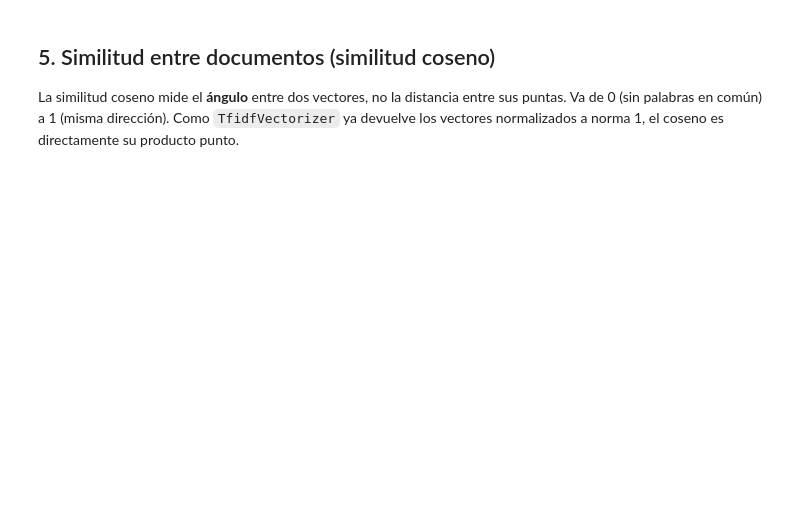
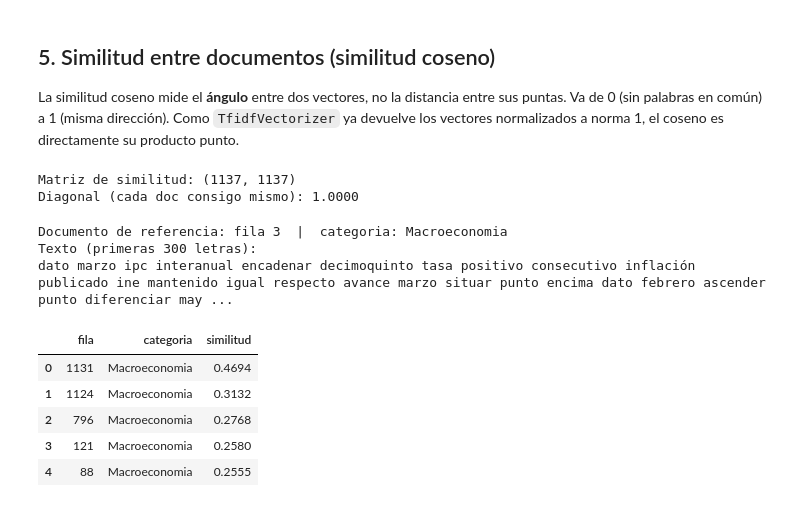
Before and after one commit to George11Albadr/Natural_Language_Processing, a Jupyter notebook: Lab#1/Laboratorio1_Preparacion_Corpus_EDA.ipynb, the cells around one changed output. Saved outputs shown, nothing was run; the diff lists cells and outputs as text; code cells hidden in the pictures; blank space fills up the shorter version.

```diff
--- a/Lab#1/Laboratorio1_Preparacion_Corpus_EDA.ipynb
+++ b/Lab#1/Laboratorio1_Preparacion_Corpus_EDA.ipynb
@@ -1002,27 +1106,41 @@ vectores normalizados a norma 1, el coseno es directamente su producto punto.
 # %%
 from sklearn.metrics.pairwise import cosine_similarity
 
-# TODO 3: matriz de similitud coseno entre TODOS los pares de documentos TF-IDF
-S = ...
+# TO-DO 3: matriz de similitud coseno entre TODOS los pares de documentos TF-IDF
+S = cosine_similarity(X_tfidf)
 
 print("Matriz de similitud:", S.shape)
 print(f"Diagonal (cada doc consigo mismo): {S[0, 0]:.4f}")
+# %% [output]
+Matriz de similitud: (1137, 1137)
+Diagonal (cada doc consigo mismo): 1.0000
 # %%
 # Documento de referencia: el primero de la categoria mas frecuente
 ref = posiciones[tres_categorias[0]]
 print(f"Documento de referencia: fila {ref}  |  categoria: {tipos[ref]}")
 print(f"Texto (primeras 300 letras):\n{df['texto_norm'].iloc[ref][:300]}...\n")
 
-# TODO 4: encuentra las 5 filas mas similares al documento de referencia.
+# TO-DO 4: encuentra las 5 filas mas similares al documento de referencia.
 #         Cuidado: la mas similar es el propio documento (similitud 1.0), hay que excluirlo.
 #         Pista: S[ref].argsort()[::-1] ordena de mayor a menor.
-top5 = ...
+orden = S[ref].argsort()[::-1]
+top5 = orden[orden != ref][:5]   # quitamos el propio documento
 
 pd.DataFrame({
     "fila": top5,
     "categoria": tipos[top5],
     "similitud": S[ref, top5].round(4),
 })
+# %% [output]
+Documento de referencia: fila 3  |  categoria: Macroeconomia
+Texto (primeras 300 letras):
+dato marzo ipc interanual encadenar decimoquinto tasa positivo consecutivo inflación publicado ine mantenido igual respecto avance marzo situar punto encima dato febrero ascender punto diferenciar may ...
+|  | fila | categoria | similitud |
+| 0 | 1131 | Macroeconomia | 0.4694 |
+| 1 | 1124 | Macroeconomia | 0.3132 |
+| 2 | 796 | Macroeconomia | 0.2768 |
+| 3 | 121 | Macroeconomia | 0.2580 |
+| 4 | 88 | Macroeconomia | 0.2555 |
 # %%
 # Similitud promedio DENTRO de la misma categoria vs ENTRE categorias distintas.
 # Usamos solo el triangulo superior para no contar cada par dos veces ni la diagonal.
```
Also changed, not shown: parts of 11 cells of this notebook.
